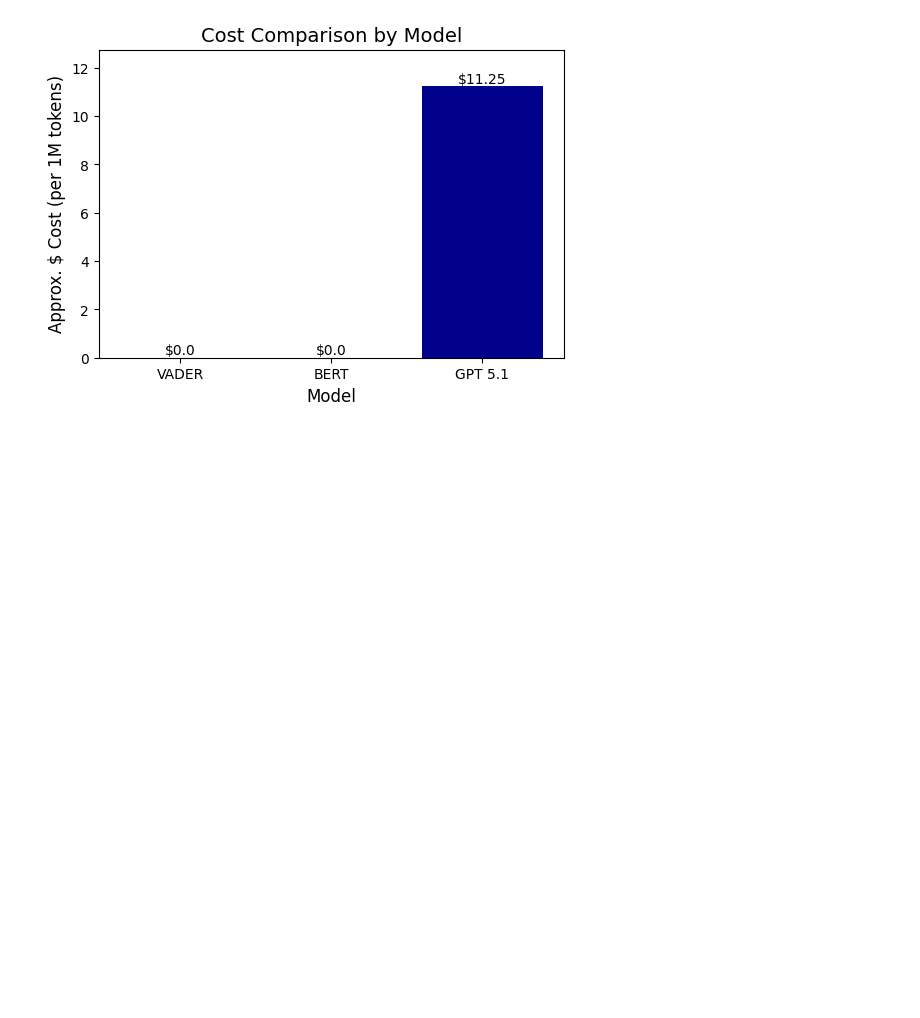
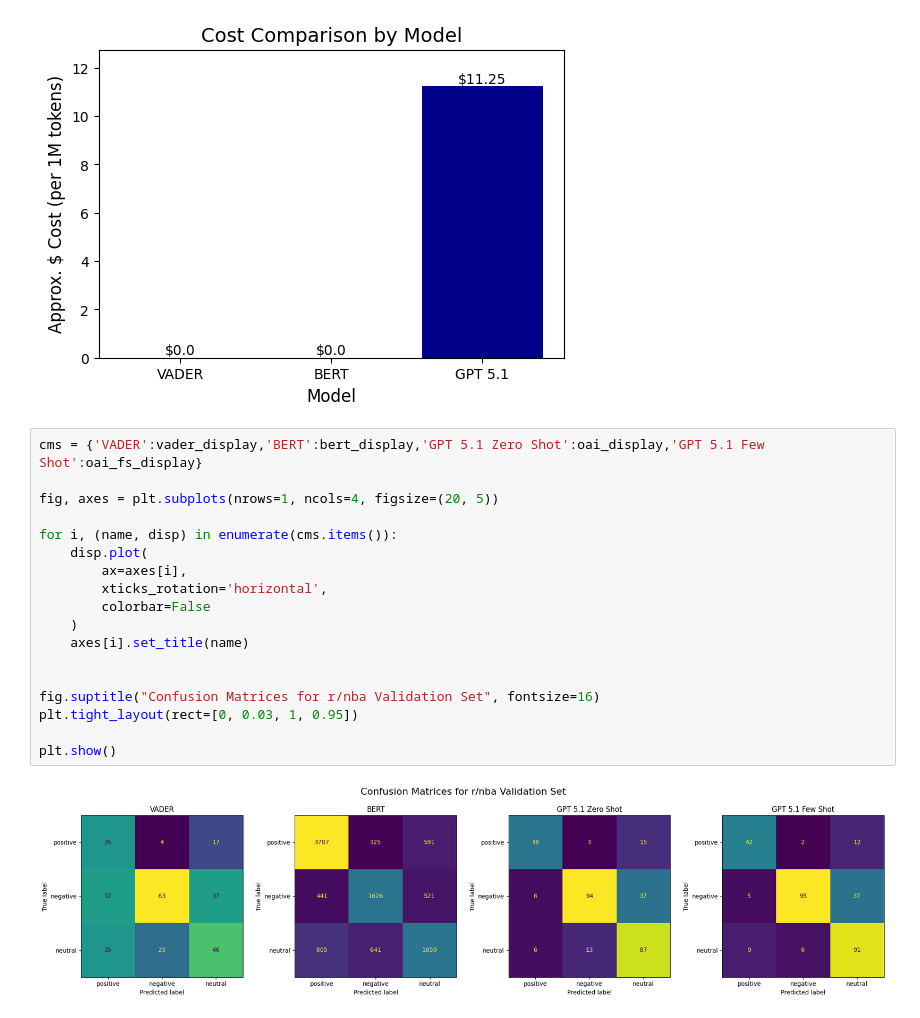
Before and after one commit to adatta1992/AutoInsights, a Jupyter notebook: notebooks/models_benchmarking.ipynb, the cells around one changed output. Drawn from its saved outputs; the diff is of its cells as text; blank space fills up the shorter version.

```diff
--- a/notebooks/models_benchmarking.ipynb
+++ b/notebooks/models_benchmarking.ipynb
@@ -443,3 +443,23 @@ plt.ylim(0, cost_df['Cost'].max()+1.5)
 # %% [output]
 (0.0, 12.75)
 [figure]
+# %%
+cms = {'VADER':vader_display,'BERT':bert_display,'GPT 5.1 Zero Shot':oai_display,'GPT 5.1 Few Shot':oai_fs_display}
+
+fig, axes = plt.subplots(nrows=1, ncols=4, figsize=(20, 5))
+
+for i, (name, disp) in enumerate(cms.items()):
+    disp.plot(
+        ax=axes[i],
+        xticks_rotation='horizontal',
+        colorbar=False
+    )
+    axes[i].set_title(name)
+
+
+fig.suptitle("Confusion Matrices for r/nba Validation Set", fontsize=16)
+plt.tight_layout(rect=[0, 0.03, 1, 0.95])
+
+plt.show()
+# %% [output]
+[figure, added]
```
Also changed, not shown: parts of 7 cells of this notebook, 10 other files.
